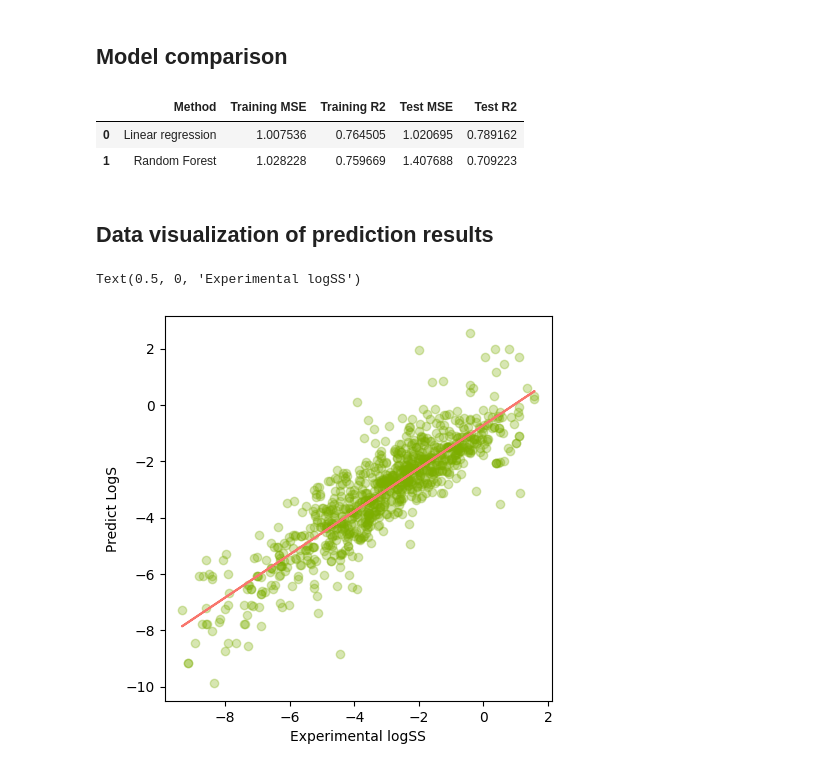
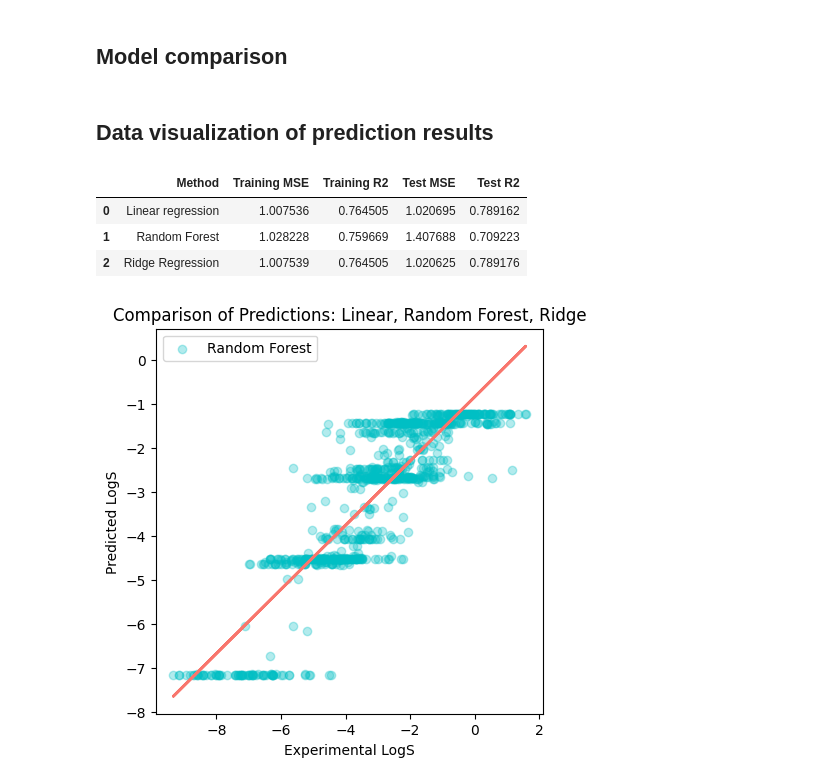
Before and after one commit to njokinjuguna/Machine-learning-Models, a Jupyter notebook: ML_MODEL_FROM_SCRATCH.ipynb, the cells around one changed output. Drawn from its saved outputs; the diff is of its cells as text; code cells hidden in the pictures.

```diff
--- a/ML_MODEL_FROM_SCRATCH.ipynb
+++ b/ML_MODEL_FROM_SCRATCH.ipynb
@@ -220,0 +225,5 @@ rf_results
+# %%
+from sklearn.linear_model import Ridge
+# Initialize and train the Ridge Regression model
+ridge_reg = Ridge(alpha=1.0) #0.5
+ridge_reg.fit(x_train, y_train)
@@ -221,27 +254,50 @@ rf_results
 # %% [markdown]
 ## **Model comparison**
-# %%
-df_models=pd.concat([lr_results,rf_results],axis=0).reset_index(drop=True)
-df_models
-# %% [output]
-|  | Method | Training MSE | Training R2 | Test MSE | Test R2 |
-| 0 | Linear regression | 1.007536 | 0.764505 | 1.020695 | 0.789162 |
-| 1 | Random Forest | 1.028228 | 0.759669 | 1.407688 | 0.709223 |
 # %% [markdown]
 ## **Data visualization of prediction results**
-# %%
-import matplotlib.pyplot as plt
-import numpy as np
-
-plt.figure(figsize=(5,5))
-plt.scatter(x=y_train,y=y_lr_train_pred, c="#7CAE00" ,alpha=0.3)
-
-z=np.polyfit(y_train,y_lr_train_pred,1)
-p=np.poly1d(z)
-
-plt.plot(y_train,p(y_train),'#F8766D')
-plt.ylabel('Predict LogS')
-plt.xlabel('Experimental logSS')
-# %% [output]
-Text(0.5, 0, 'Experimental logSS')
-[figure, removed]
+# %%
+df_models=pd.concat([lr_results,rf_results,ridge_reg_results],axis=0).reset_index(drop=True)
+df_models
+# %% [output]
+|  | Method | Training MSE | Training R2 | Test MSE | Test R2 |
+| 0 | Linear regression | 1.007536 | 0.764505 | 1.020695 | 0.789162 |
+| 1 | Random Forest | 1.028228 | 0.759669 | 1.407688 | 0.709223 |
+| 2 | Ridge Regression | 1.007539 | 0.764505 | 1.020625 | 0.789176 |
+# %%
+import matplotlib.pyplot as plt
+import numpy as np
+
+plt.figure(figsize=(5, 5));
+
+# # Scatter plot for Linear Regression predictions
+# plt.scatter(y_train, y_lr_train_pred, c="#7CAE00", alpha=0.3, label='Linear Regression')
+
+# Scatter plot for Random Forest predictions
+plt.scatter(y_train, y_rf_train_pred, c="#00BFC4", alpha=0.3, label='Random Forest')
+
+# # Scatter plot for Ridge Regression predictions
+# plt.scatter(y_train, y_ridge_reg_train_pred, c="#F8766D", alpha=0.3, label='Ridge Regression')
+
+# # Adding a line of best fit for each of the models
+# z = np.polyfit(y_train, y_lr_train_pred, 1)
+# p = np.poly1d(z)
+# plt.plot(y_train, p(y_train), "#F8766D", linewidth=2)
+
+
+z = np.polyfit(y_train, y_rf_train_pred, 1)
+p = np.poly1d(z)
+plt.plot(y_train, p(y_train), "#F8766D", linewidth=2)
+
+
+# z = np.polyfit(y_train, y_ridge_reg_train_pred, 1)
+# p = np.poly1d(z)
+# plt.plot(y_train, p(y_train), "#F8766D", linewidth=2)
+
+# Labels and legend
+plt.ylabel('Predicted LogS')
+plt.xlabel('Experimental LogS')
+plt.legend()
+plt.title('Comparison of Predictions: Linear, Random Forest, Ridge')
+plt.show()
+# %% [output]
+[figure, added]
```
Also changed, not shown: parts of 8 cells of this notebook.
